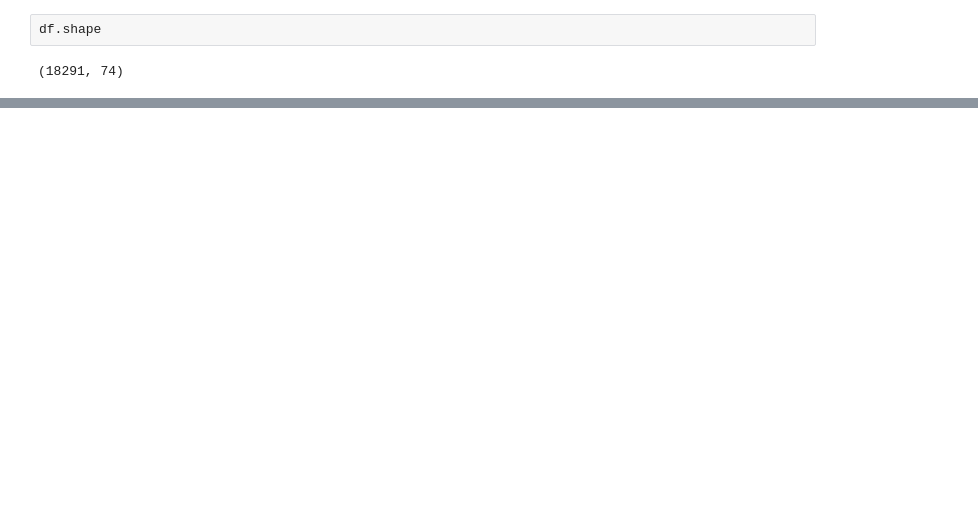
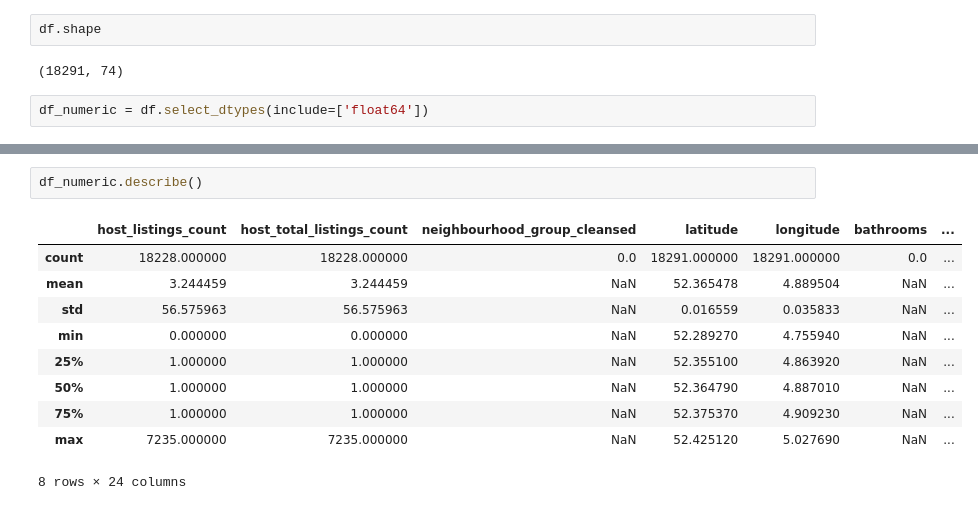
Before and after one commit to vedantbhatnagar/airbnb, a Jupyter notebook: data_analysis.ipynb, the cells around one changed output, grey strips where cells are left out. Saved outputs shown, nothing was run; the diff lists cells and outputs as text; blank space fills up the shorter version.

```diff
--- a/data_analysis.ipynb
+++ b/data_analysis.ipynb
@@ -37,3 +17,5 @@ Index(['id', 'listing_url', 'scrape_id', 'last_scraped', 'name', 'description',
 df.shape
 # %% [output]
 (18291, 74)
+# %%
+df_numeric = df.select_dtypes(include=['float64'])
@@ -39,0 +34,13 @@ df.shape
+# %%
+df_numeric.describe()
+# %% [output]
+|  | host_listings_count | host_total_listings_count | neighbourhood_group_cleansed | latitude | longitude | bathrooms | ... |
+| count | 18228.000000 | 18228.000000 | 0.0 | 18291.000000 | 18291.000000 | 0.0 | ... |
+| mean | 3.244459 | 3.244459 | NaN | 52.365478 | 4.889504 | NaN | ... |
+| std | 56.575963 | 56.575963 | NaN | 0.016559 | 0.035833 | NaN | ... |
+| min | 0.000000 | 0.000000 | NaN | 52.289270 | 4.755940 | NaN | ... |
+| 25% | 1.000000 | 1.000000 | NaN | 52.355100 | 4.863920 | NaN | ... |
+| 50% | 1.000000 | 1.000000 | NaN | 52.364790 | 4.887010 | NaN | ... |
+| 75% | 1.000000 | 1.000000 | NaN | 52.375370 | 4.909230 | NaN | ... |
+| max | 7235.000000 | 7235.000000 | NaN | 52.425120 | 5.027690 | NaN | ... |
+8 rows × 24 columns
```
Also changed, not shown: parts of 11 cells of this notebook.
